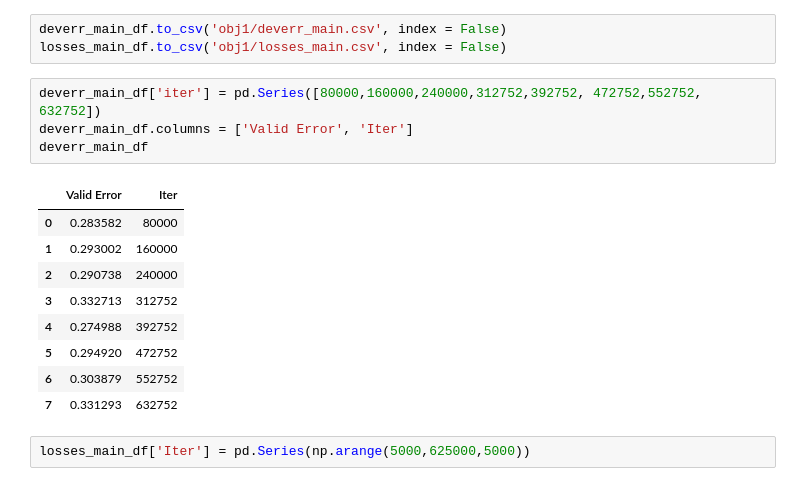
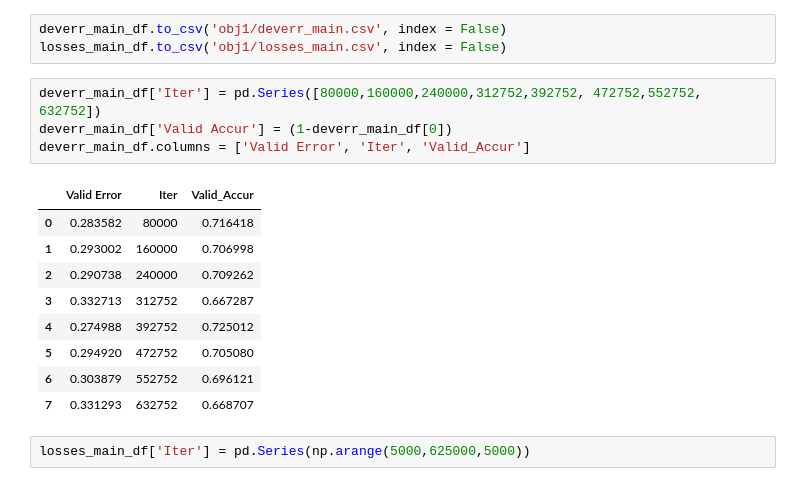
Before and after one commit to darshansumant/ml_nlp_conflict, a Jupyter notebook: objective_1_v3.ipynb, the cells around one changed output. Cells and saved outputs as stored; diff of their text form.

```diff
--- a/objective_1_v3.ipynb
+++ b/objective_1_v3.ipynb
@@ -288,19 +282,19 @@ losses_main_df = pd.DataFrame(losses_main)
 deverr_main_df.to_csv('obj1/deverr_main.csv', index = False)
 losses_main_df.to_csv('obj1/losses_main.csv', index = False)
 # %%
-deverr_main_df['iter'] = pd.Series([80000,160000,240000,312752,392752, 472752,552752, 632752])
-deverr_main_df.columns = ['Valid Error', 'Iter']
-deverr_main_df
+deverr_main_df['Iter'] = pd.Series([80000,160000,240000,312752,392752, 472752,552752, 632752])
+deverr_main_df['Valid Accur'] = (1-deverr_main_df[0])
+deverr_main_df.columns = ['Valid Error', 'Iter', 'Valid_Accur']
 # %% [output]
-|  | Valid Error | Iter |
-| 0 | 0.283582 | 80000 |
-| 1 | 0.293002 | 160000 |
-| 2 | 0.290738 | 240000 |
-| 3 | 0.332713 | 312752 |
-| 4 | 0.274988 | 392752 |
-| 5 | 0.294920 | 472752 |
-| 6 | 0.303879 | 552752 |
-| 7 | 0.331293 | 632752 |
+|  | Valid Error | Iter | Valid_Accur |
+| 0 | 0.283582 | 80000 | 0.716418 |
+| 1 | 0.293002 | 160000 | 0.706998 |
+| 2 | 0.290738 | 240000 | 0.709262 |
+| 3 | 0.332713 | 312752 | 0.667287 |
+| 4 | 0.274988 | 392752 | 0.725012 |
+| 5 | 0.294920 | 472752 | 0.705080 |
+| 6 | 0.303879 | 552752 | 0.696121 |
+| 7 | 0.331293 | 632752 | 0.668707 |
 # %%
 losses_main_df['Iter'] = pd.Series(np.arange(5000,625000,5000))
 # %%
```
Also changed, not shown: parts of 16 cells of this notebook.
